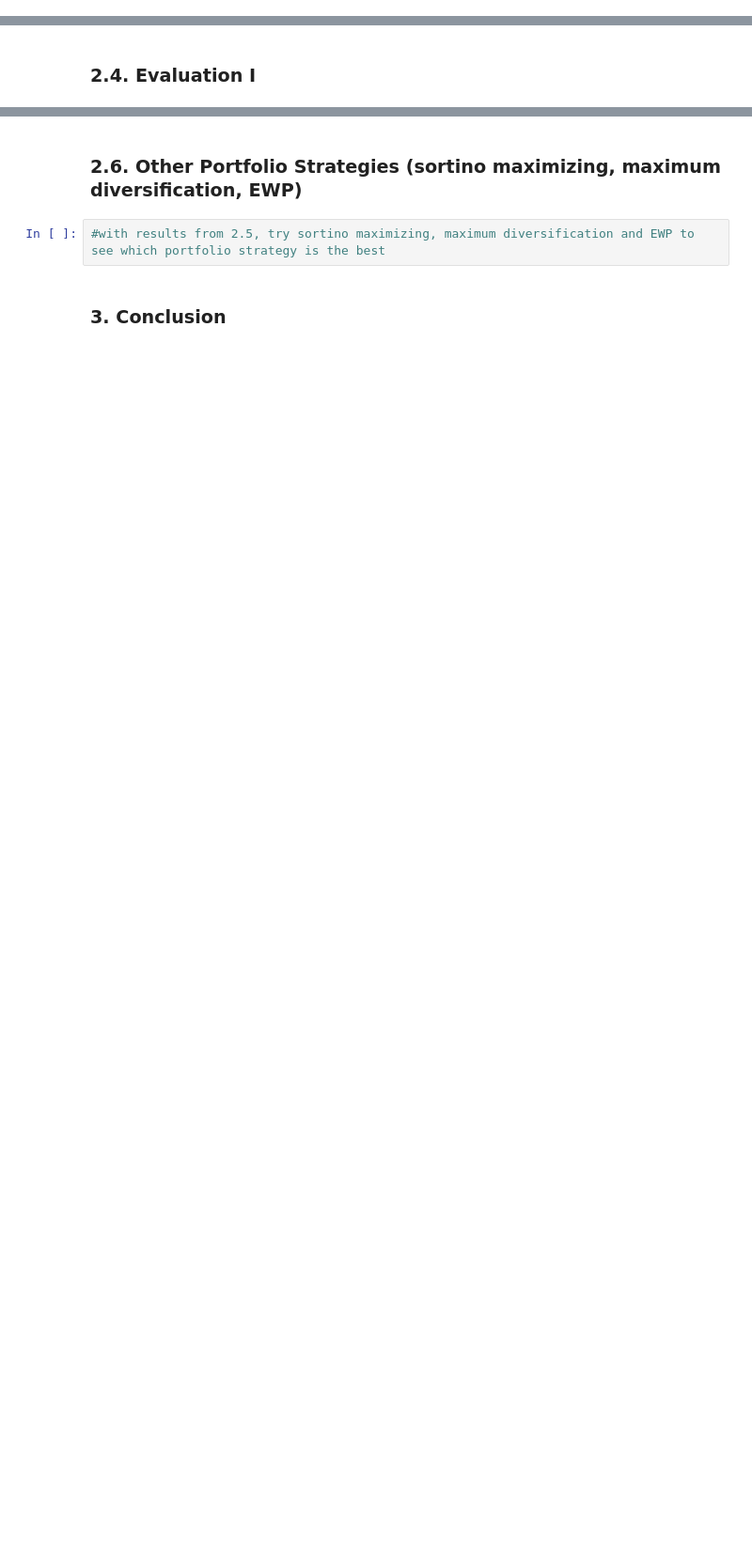
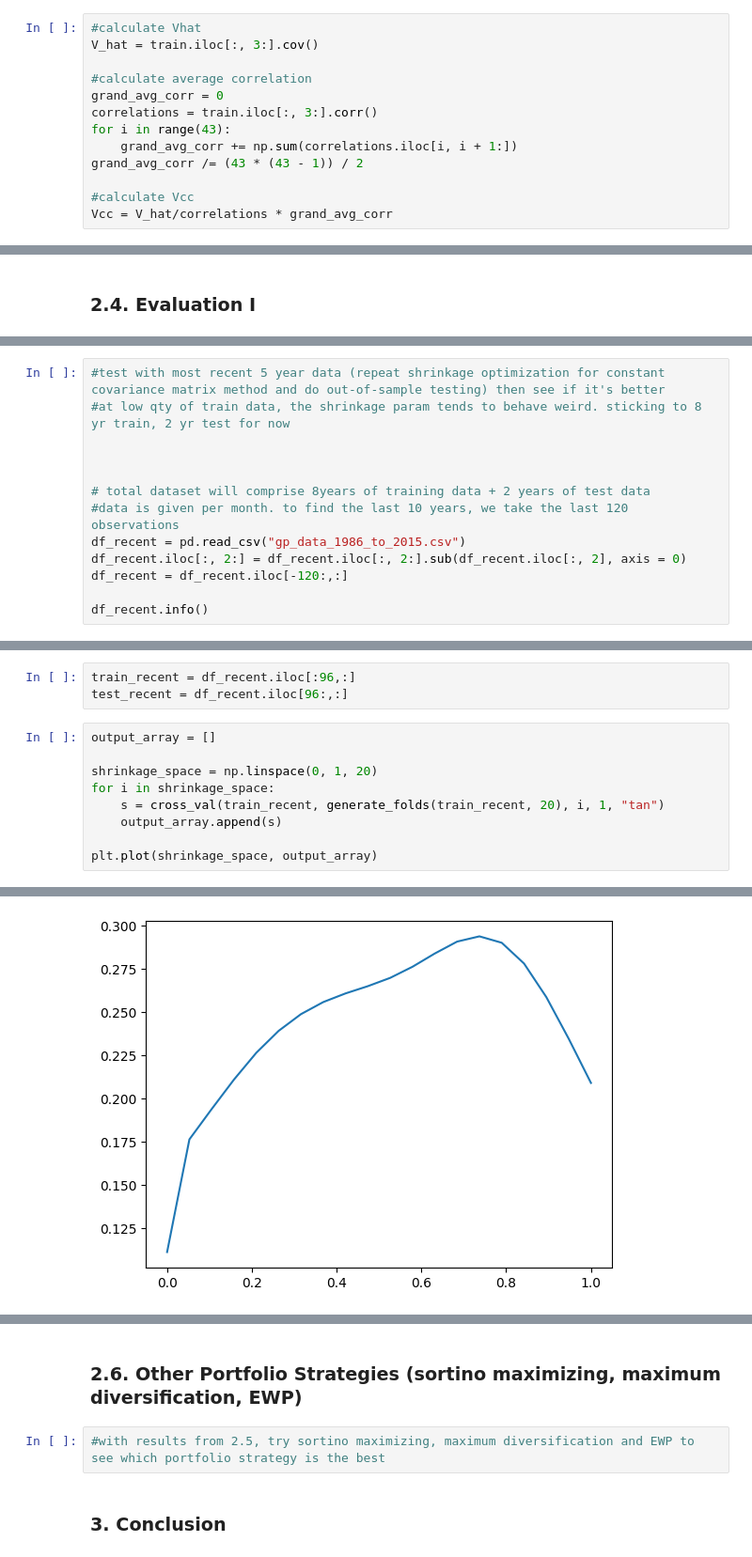
Before and after one commit to legendarycy/DBA3713_G10, a Jupyter notebook: Group Project.ipynb, the cells around one changed output, grey strips where cells are left out. Shown at 94% size. Drawn from its saved outputs; the diff is of its cells as text; blank space fills up the shorter version.

```diff
--- a/Group Project.ipynb
+++ b/Group Project.ipynb
@@ -675,5 +675,18 @@ cv_identity - mean sharpe: 0.206, std sharpe: 0.261
 # %% [markdown]
 ### 2.3. Out-of-sample Performance
+# %%
+#calculate Vhat
+V_hat = train.iloc[:, 3:].cov()
+
+#calculate average correlation
+grand_avg_corr = 0
+correlations = train.iloc[:, 3:].corr()
+for i in range(43):
+    grand_avg_corr += np.sum(correlations.iloc[i, i + 1:])
+grand_avg_corr /= (43 * (43 - 1)) / 2
+
+#calculate Vcc
+Vcc = V_hat/correlations * grand_avg_corr
 # %%
 #simple estimate (using V_hat directly)
 # %%
@@ -717,0 +729,13 @@ evaluate_portfolio_performance_on_data(tan_id, test.iloc[:, 3:46])
+# %%
+#test with most recent 5 year data (repeat shrinkage optimization for constant covariance matrix method and do out-of-sample testing) then see if it's better
+#at low qty of train data, the shrinkage param tends to behave weird. sticking to 8 yr train, 2 yr test for now
+
+
+
+# total dataset will comprise 8years of training data + 2 years of test data
+#data is given per month. to find the last 10 years, we take the last 120 observations
+df_recent = pd.read_csv("gp_data_1986_to_2015.csv")
+df_recent.iloc[:, 2:] = df_recent.iloc[:, 2:].sub(df_recent.iloc[:, 2], axis = 0)
+df_recent = df_recent.iloc[-120:,:]
+
+df_recent.info()
@@ -717,0 +760,13 @@ evaluate_portfolio_performance_on_data(tan_id, test.iloc[:, 3:46])
+# %%
+train_recent = df_recent.iloc[:96,:]
+test_recent = df_recent.iloc[96:,:]
+# %%
+output_array = []
+
+shrinkage_space = np.linspace(0, 1, 20)
+for i in shrinkage_space:
+    s = cross_val(train_recent, generate_folds(train_recent, 20), i, 1, "tan")
+    output_array.append(s)
+
+plt.plot(shrinkage_space, output_array)
+# %% [output]
@@ -717,0 +774 @@ evaluate_portfolio_performance_on_data(tan_id, test.iloc[:, 3:46])
+[figure, added]
```
Also changed, not shown: parts of 23 cells of this notebook.
